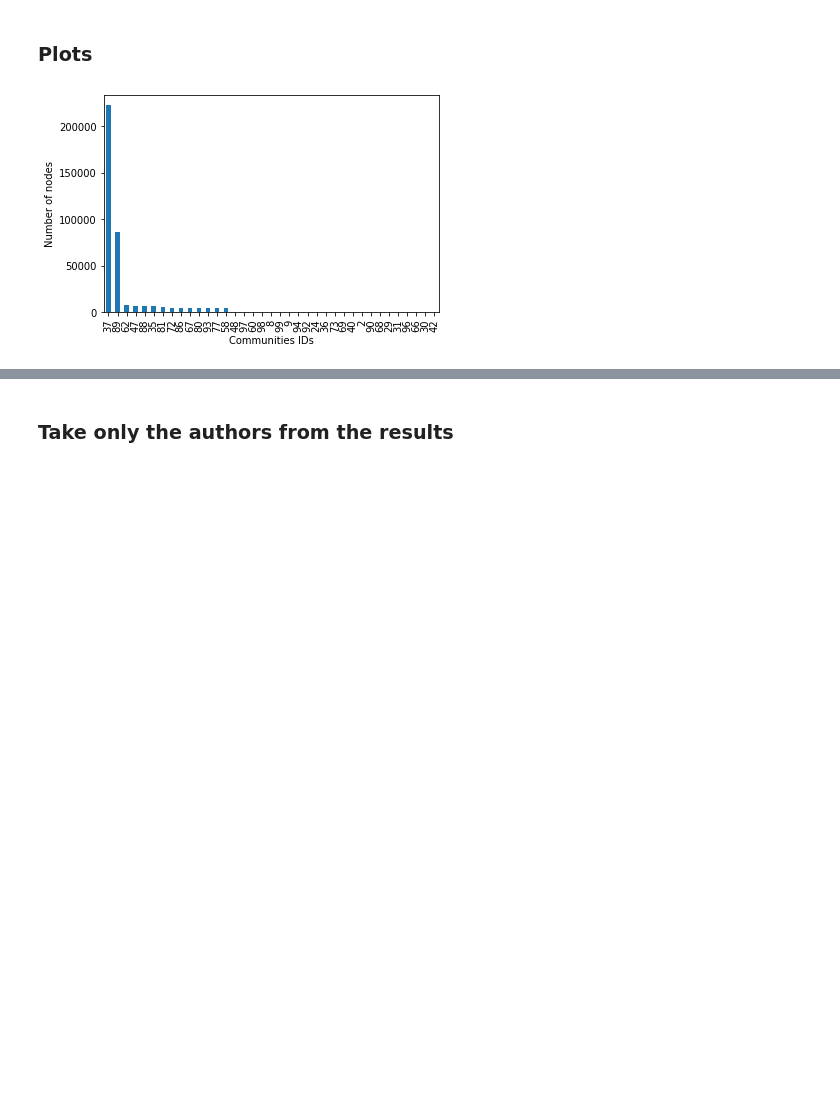
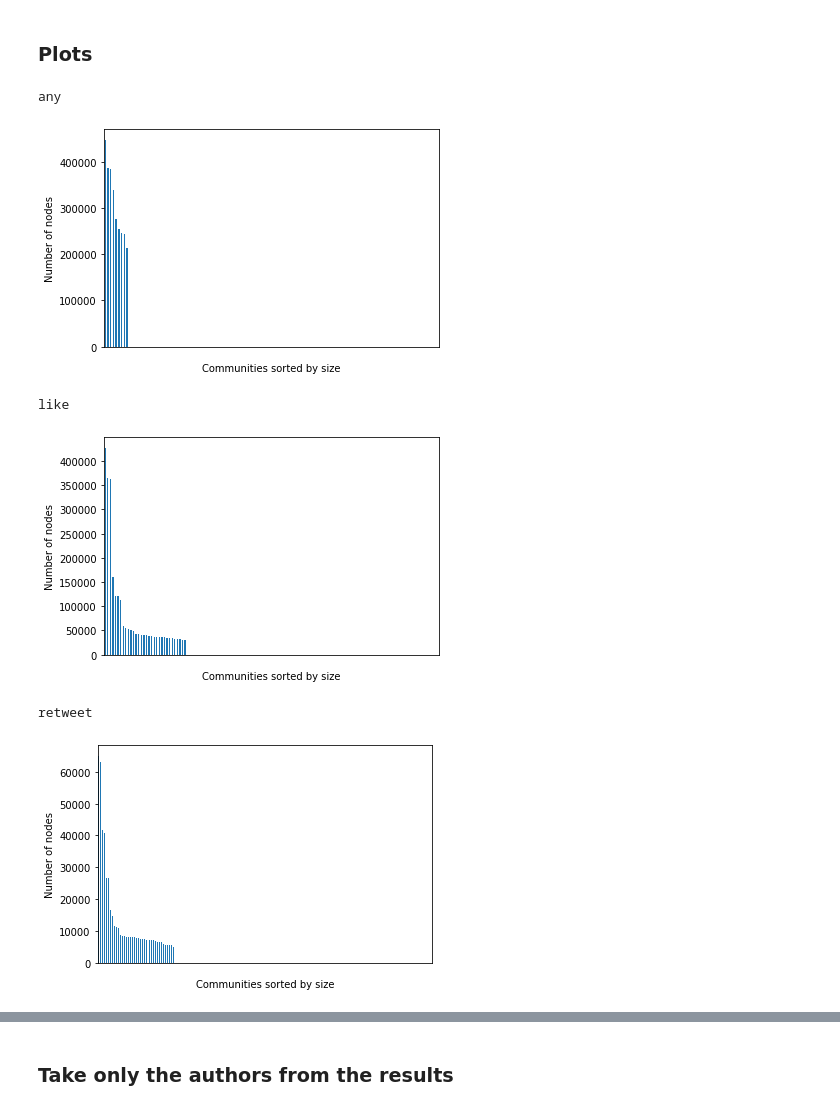
Before and after one commit to ChristopheBroillet/twitter-ukraine-conflict, a Jupyter notebook: 3-analysis.ipynb, the cells around one changed output, grey strips where cells are left out. Drawn from its saved outputs; the diff is of its cells as text; code cells hidden in the pictures; blank space fills up the shorter version.

Commit message:
analysis on the full 10 days

```diff
--- a/3-analysis.ipynb
+++ b/3-analysis.ipynb
@@ -169,7 +169,7 @@ Iteration 7
 # %% [markdown]
 ## Export and save label communities of each node (for Gephi)
 # %%
-Path.mkdir(Path("analysis"), exist_ok=True)
+Path.mkdir(Path("analysis/communities"), exist_ok=True)
 
 # Get the label communities for the nodes for each passage
 for name, result in results.items():
@@ -195,7 +195,7 @@ for name, result in results.items():
 
     communities_df.loc[communities_df['Id'].isin(edgelists[name]['Target'].unique()), "Is_author"] = True
 
-    communities_df.to_csv(f"analysis/communities_{name}.csv", index=False)
+    communities_df.to_csv(f"analysis/communities/communities_{name}.csv", index=False)
 # %% [markdown]
 ## Comparing the 3 results
 # %%
@@ -205,11 +207,8 @@ df_result_retweet = pd.read_csv("analysis/communities_edgelists_retweeters_sampl
 # %% [markdown]
 ### Some stats
 # %%
-n_any = len(df_result_any['Id'].unique())
-n_retweet = len(df_result_retweet['Id'].unique())
-n_like = len(df_result_like['Id'].unique())
-
-print(f"Number of nodes in any: {n_any}")
-print(f"Number of nodes in retweet: {n_retweet}")
-print(f"Number of nodes in like: {n_like}")
+n = {}
+for name, result in df_results.items():
+    n[name] = len(result['Id'].unique())
+    print(f"Number of nodes in {name}: {n[name]}")
 # %% [output]
@@ -237,4 +218,7 @@ Number of nodes in the intersection between like and retweet: 58928
 # %%
 # Number of nodes for each community
-df_result_any.groupby('Community')["Id"].count().sort_values(ascending=False)
+for name, result in df_results.items():
+    print(name)
+    print(result.groupby('Community')["Id"].count().sort_values(ascending=False))
+    print('\n')
 # %% [output]
@@ -258,4 +242,12 @@ Name: Id, dtype: int64
 # %%
 # Percentage of the total nodes
-df_result_any.groupby('Community')["Id"].count().sort_values(ascending=False).div(n_any).mul(100)
+# Get the three biggest communities
+biggest_communities = {}
+
+for name, result in df_results.items():
+    print(name)
+    df_percent = result.groupby('Community')["Id"].count().sort_values(ascending=False).div(n[name]).mul(100)
+    print(df_percent[:15])
+    biggest_communities[name] = list(df_percent[:3].index)
+    print('\n')
 # %% [output]
@@ -280,11 +272,21 @@ Name: Id, dtype: float64
 ### Plots
 # %%
 # Bar plot of the number of nodes in each community
-df_result_any.groupby('Community')["Id"].count().sort_values(ascending=False).plot(kind='bar')
-plt.xlabel("Communities IDs")
-plt.ylabel("Number of nodes")
-plt.savefig("analysis/nodes_in_each_community.pdf", bbox_inches='tight')
+for name, result in df_results.items():
+    result.groupby('Community')["Id"].count().sort_values(ascending=False).plot(kind='bar')
+    plt.xticks(color='w')
+    plt.tick_params(bottom=False)
+    plt.xlabel("Communities sorted by size", labelpad=-10)
+    plt.ylabel("Number of nodes")
+    plt.savefig(f"analysis/nodes_in_each_community_{name}.pdf", bbox_inches='tight')
+    print(name)
+    plt.show()
 # %% [output]
+any
-[figure, old version]
+[figure, new version]
+like
+[figure, added]
+retweet
+[figure, added]
 # %%
 # Plot the degree distribution
```
Also changed, not shown: parts of 25 cells of this notebook, 13 other files.
